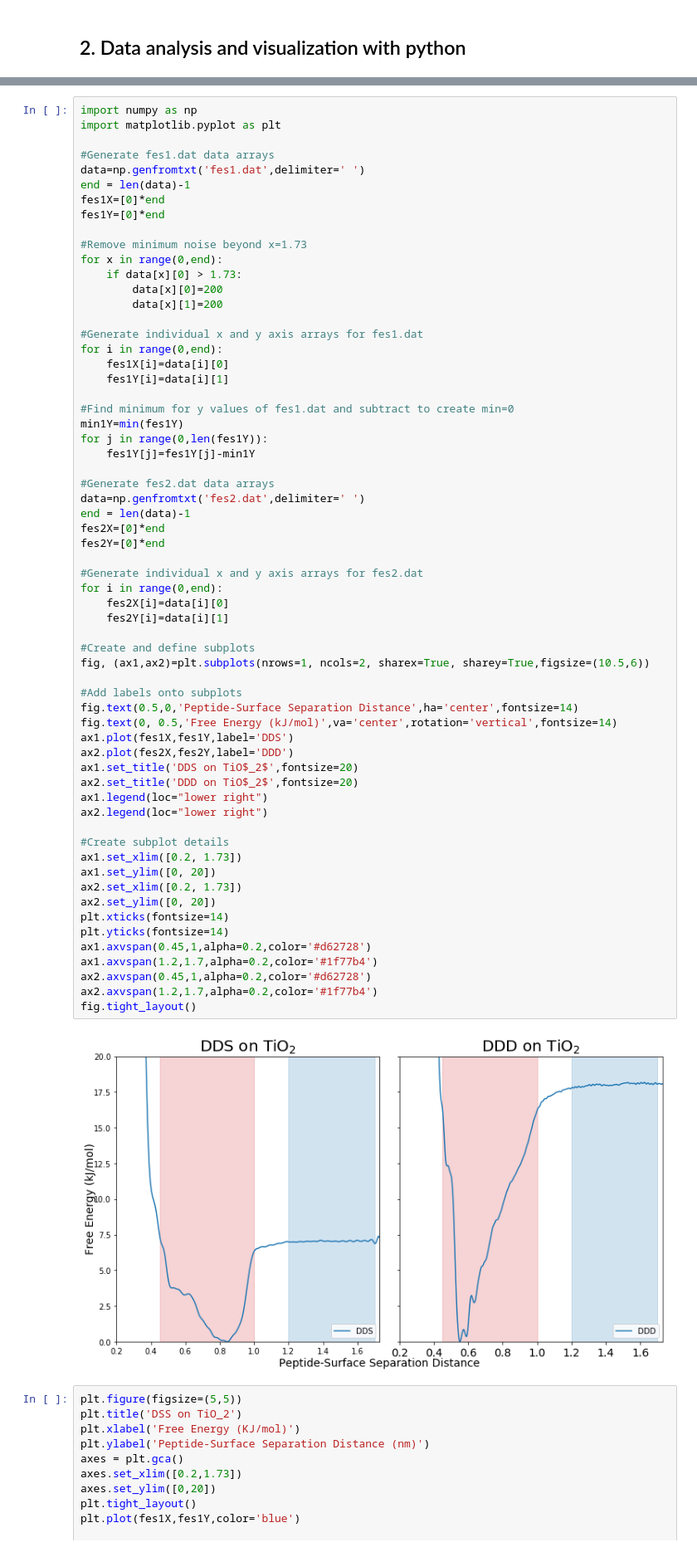
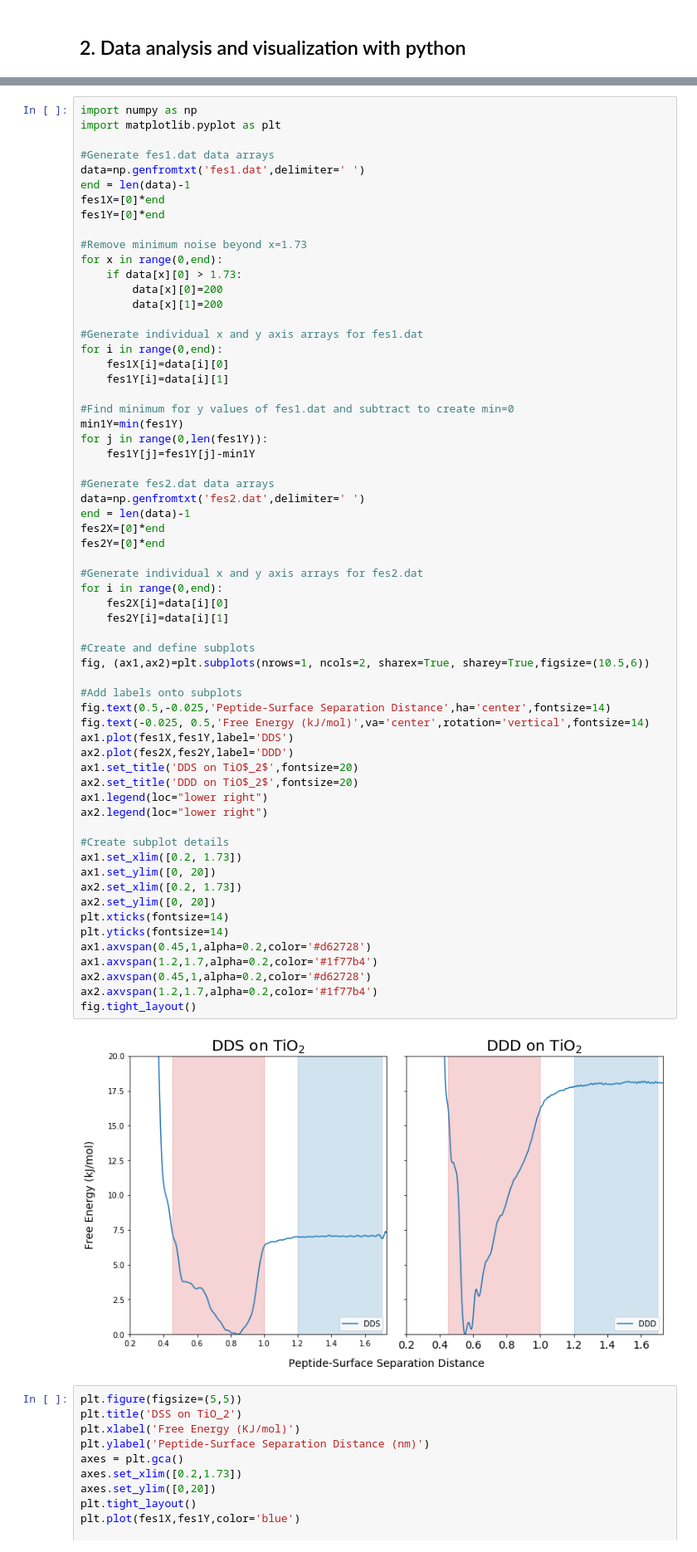
Before and after one commit to UWPRG/MOLSIM, a Jupyter notebook: Homeworks/Homework_w02/HW2_MIWA.ipynb, the cells around one changed output, grey strips where cells are left out. Shown at 83% size. Saved outputs shown, nothing was run; the diff lists cells and outputs as text.

```diff
--- a/Homeworks/Homework_w02/HW2_MIWA.ipynb
+++ b/Homeworks/Homework_w02/HW2_MIWA.ipynb
@@ -111,36 +111,36 @@ fes2Y=[0]*end
 
 #Generate individual x and y axis arrays for fes2.dat
 for i in range(0,end):
     fes2X[i]=data[i][0]
     fes2Y[i]=data[i][1]
 
 #Create and define subplots
 fig, (ax1,ax2)=plt.subplots(nrows=1, ncols=2, sharex=True, sharey=True,figsize=(10.5,6))
 
 #Add labels onto subplots
-fig.text(0.5,0,'Peptide-Surface Separation Distance',ha='center',fontsize=14)
-fig.text(0, 0.5,'Free Energy (kJ/mol)',va='center',rotation='vertical',fontsize=14)
+fig.text(0.5,-0.025,'Peptide-Surface Separation Distance',ha='center',fontsize=14)
+fig.text(-0.025, 0.5,'Free Energy (kJ/mol)',va='center',rotation='vertical',fontsize=14)
 ax1.plot(fes1X,fes1Y,label='DDS')
 ax2.plot(fes2X,fes2Y,label='DDD')
 ax1.set_title('DDS on TiO$_2$',fontsize=20)
 ax2.set_title('DDD on TiO$_2$',fontsize=20)
 ax1.legend(loc="lower right")
 ax2.legend(loc="lower right")
 
 #Create subplot details
 ax1.set_xlim([0.2, 1.73])
 ax1.set_ylim([0, 20])
 ax2.set_xlim([0.2, 1.73])
 ax2.set_ylim([0, 20])
 plt.xticks(fontsize=14)
 plt.yticks(fontsize=14)
 ax1.axvspan(0.45,1,alpha=0.2,color='#d62728')
 ax1.axvspan(1.2,1.7,alpha=0.2,color='#1f77b4')
 ax2.axvspan(0.45,1,alpha=0.2,color='#d62728')
 ax2.axvspan(1.2,1.7,alpha=0.2,color='#1f77b4')
 fig.tight_layout()
 # %% [output]
-[figure, old version]
+[figure, new version]
 # %%
 plt.figure(figsize=(5,5))
 plt.title('DSS on TiO_2')
```
